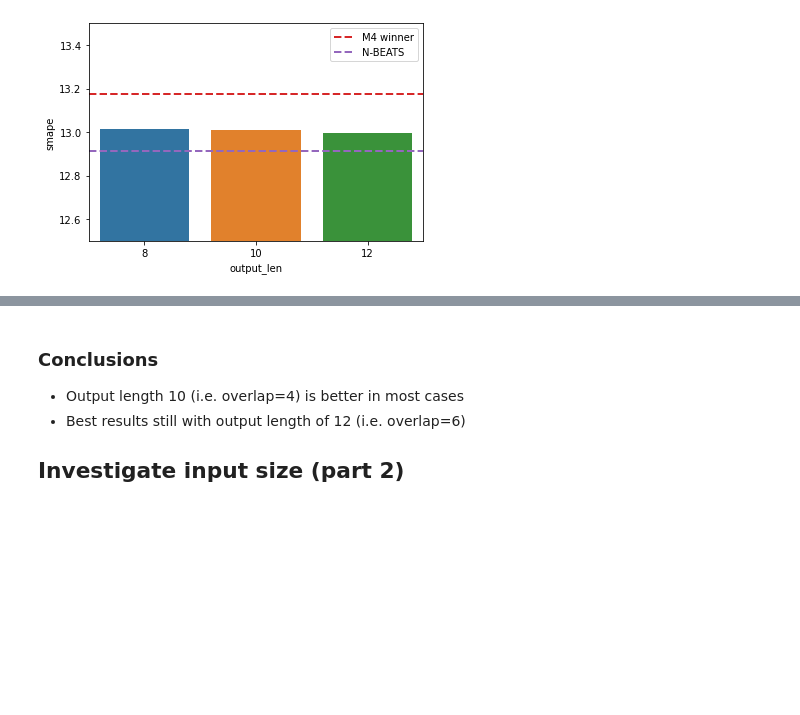
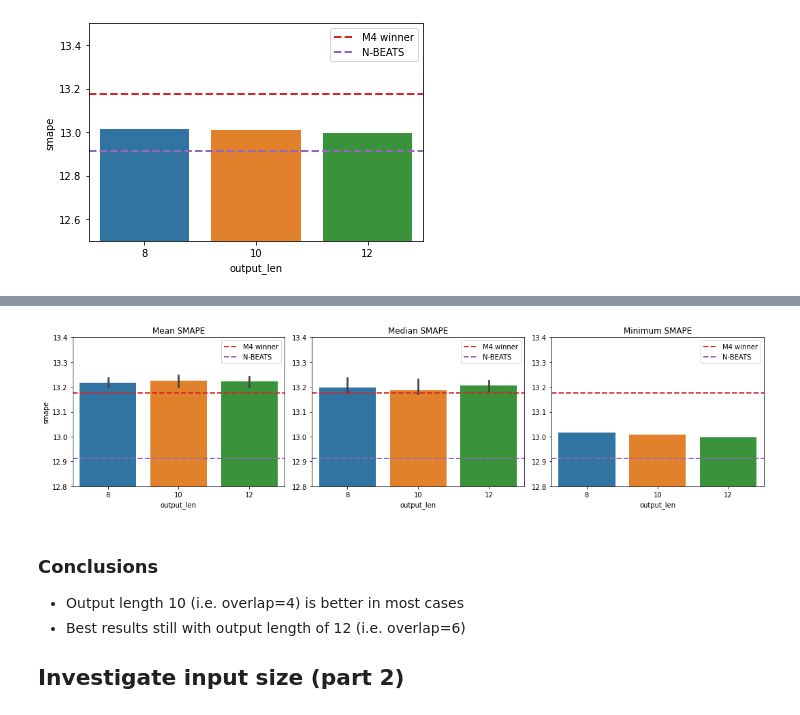
Before and after one commit to djib2011/forecasting, a Jupyter notebook: analysis/explore_results.ipynb, the cells around one changed output, grey strips where cells are left out. Saved outputs shown, nothing was run; the diff lists cells and outputs as text; code cells hidden in the pictures; blank space fills up the shorter version.

```diff
--- a/analysis/explore_results.ipynb
+++ b/analysis/explore_results.ipynb
@@ -249,3 +233,29 @@ df3
+# %%
+plt.figure(figsize=(15, 4))
+
+ax = plt.subplot(131)
+sns.barplot(x='output_len', y='smape', data=df3, ax=ax)
+ax.set_ylim([12.8, 13.4])
+ax.set_title('Mean SMAPE')
+add_benchmarks()
+
+ax = plt.subplot(132)
+sns.barplot(x='output_len', y='smape', data=df3, estimator=np.median, ax=ax)
+ax.set_ylim([12.8, 13.4])
+ax.set_ylabel(None)
+ax.set_title('Median SMAPE')
+add_benchmarks()
+
+ax = plt.subplot(133)
+sns.barplot(x='output_len', y='smape', data=df3, estimator=np.min, ax=ax, ci=False)
+ax.set_ylabel(None)
+ax.set_ylim([12.8, 13.4])
+ax.set_title('Minimum SMAPE')
+add_benchmarks()
+
+plt.tight_layout()
+# %% [output]
+[figure, added]
 # %% [markdown]
 ### Conclusions
 
```
Also changed, not shown: parts of 1 cell of this notebook.
